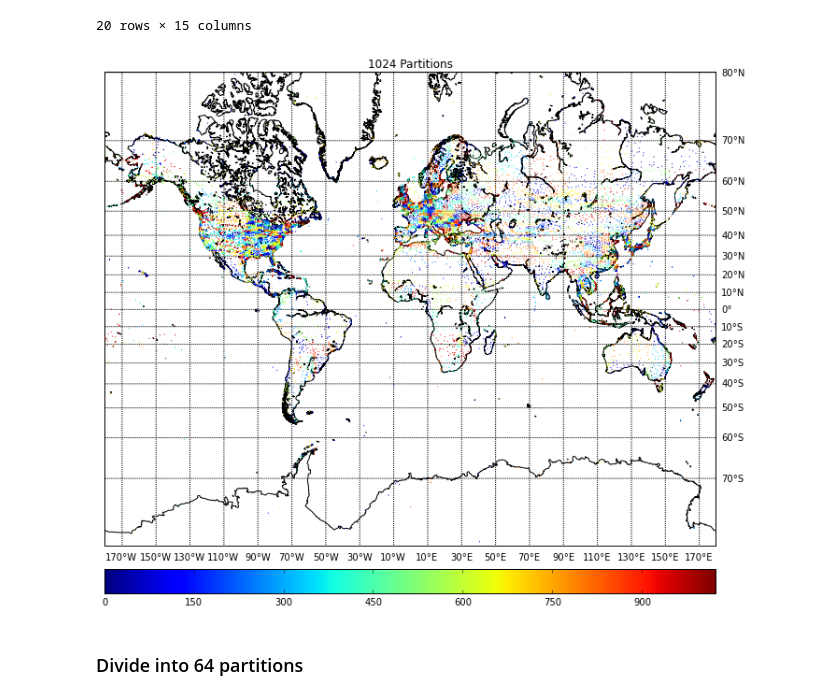
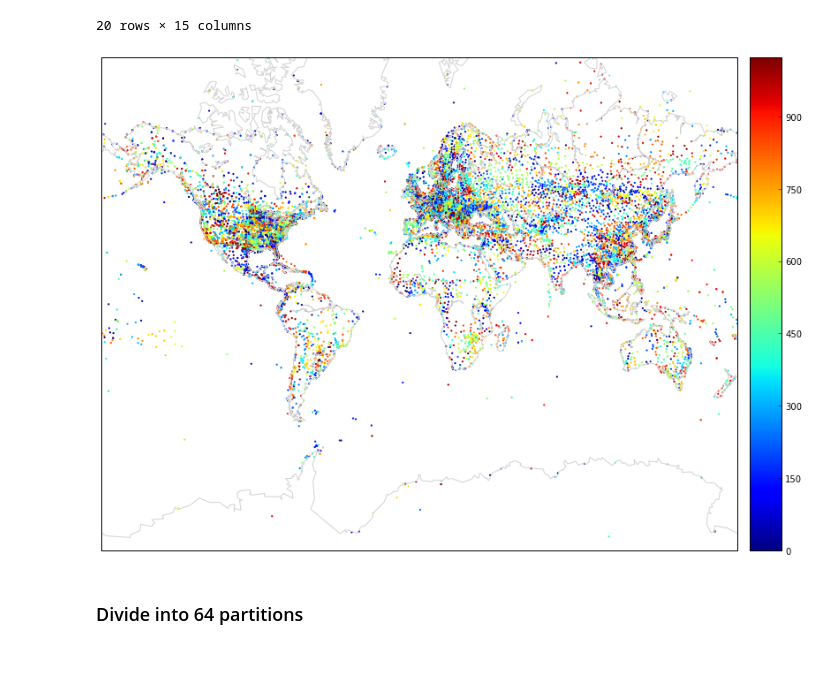
Before and after one commit to stream101/bigdata_final, a Jupyter notebook: 05_Merge.ipynb, the cells around one changed output. Saved outputs shown, nothing was run; the diff lists cells and outputs as text; code cells hidden in the pictures; blank space fills up the shorter version.

```diff
--- a/05_Merge.ipynb
+++ b/05_Merge.ipynb
@@ -48,12 +46,12 @@ from functools import wraps
 
 #lat, lon, weight
 station_info = {'station':[], 'latitude': [], 'longtitude': [], 'weight': []}
-
 f= open('station_merge.csv','rb')
 reader = csv.reader(f)
 for line in reader:  # station, country, state, lat, lon, list of valid years
     try:
         name = line[0]
+        assert(name != '999999')
         lat = float(line[3])/1000
         lon = float(line[4])/1000
         weight = len(line[5:])
@@ -179,32 +180,30 @@ for index in range(0, shape(kd_df)[0]):
 data_out.close()
 # %%
 from mpl_toolkits.basemap import Basemap
-import numpy as np
-import matplotlib.pyplot as plt
-import random
 
-lonmin=-180;lonmax=180;latsmin=-80;latsmax=80;
-plt.figure(figsize=(15,10),dpi=300)
-m = Basemap(projection='merc',llcrnrlat=latsmin,urcrnrlat=latsmax, llcrnrlon=lonmin,urcrnrlon=lonmax,lat_ts=20,resolution='i')
-m.drawcoastlines()
-#m.fillcontinents(color='coral',lake_color='aqua')
-parallels = np.arange(-80,81,10.)
-meridians = np.arange(10.,351.,20.)
-m.drawparallels(parallels,labels=[False,True,True,False])
-m.drawmeridians(meridians,labels=[True,False,False,True])
-#m.drawmapboundary(fill_color='aqua')
-origin_color=kd_df['id'].tolist()
-map_color=random.sample(range(0, 1024), 1024)
-random_color=[0]*len(origin_color)
-for index in range(0, len(origin_color)-1):
-    random_color[index]=map_color[origin_color[index]]
-x,y = m(kd_df['longtitude'].tolist(),kd_df['latitude'].tolist())
-m.colorbar(m.scatter(x,y,c=random_color,marker='.',zorder=15, s=5,lw=0),location='bottom',pad="5%")
+def color_map(lon, lat, Z, num, figsize=(15,10), alpha=1):
+    lonmin=-180
+    lonmax=180
+    latsmin=-80
+    latsmax=80;
 
-plt.title('1024 Partitions')
-plt.show()
+    plt.figure(figsize=figsize,dpi=300)
+    m = Basemap(projection='merc',llcrnrlat=latsmin,urcrnrlat=latsmax,\
+        llcrnrlon=lonmin,urcrnrlon=lonmax,lat_ts=20,resolution='c')
+    m.drawcoastlines(color='lightgrey')
+    m.drawmapboundary()
+    origin_color = Z
+    map_color=random.sample(range(0, num), num)
+    random_color=[0]*len(origin_color)
+    for index in range(0, len(origin_color)-1):
+        random_color[index]=map_color[origin_color[index]]
+    x,y = m(np.array(lon), np.array(lat))
+    color_map = m.scatter(x,y,c=np.array(random_color),marker='.', lw=0, alpha=alpha)
+    m.colorbar(color_map)
-# %% [output]
-[figure, removed]
+# %%
+color_map(kd_df['longtitude'], kd_df['latitude'], kd_df['id'], 1024)
+# %% [output]
+[figure, added]
 # %% [markdown]
 ### Divide into 64 partitions
 # %%
```
Also changed, not shown: parts of 18 cells of this notebook, 8 other files.
